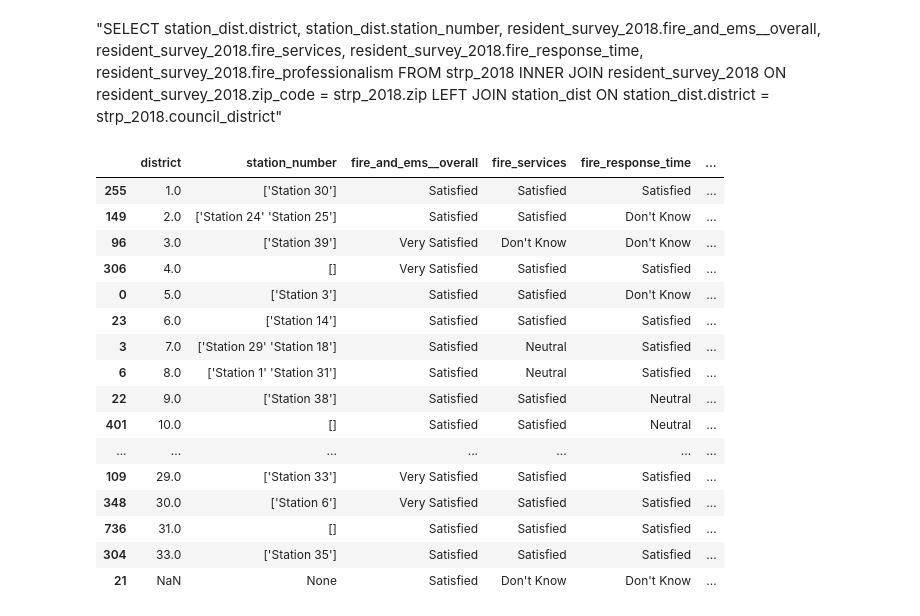
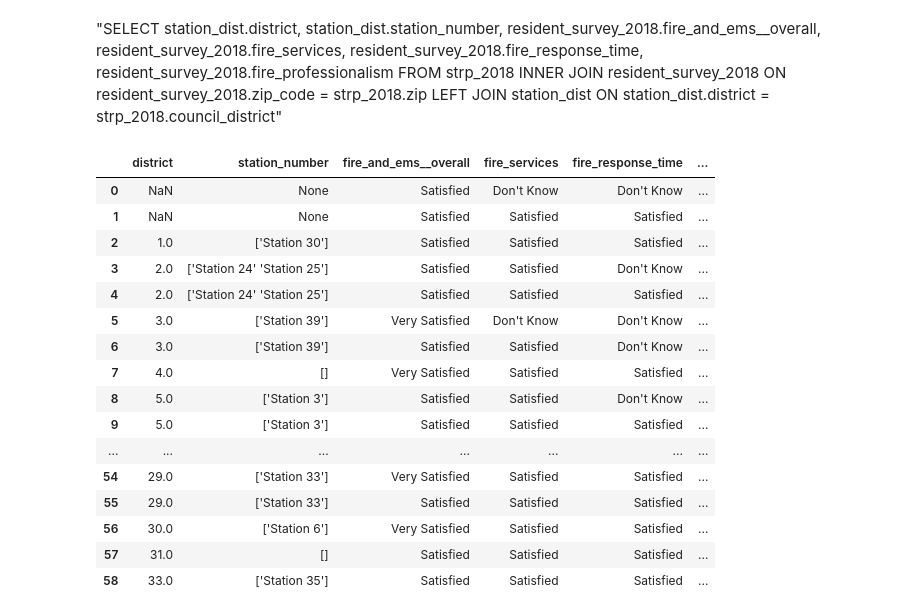
Before and after one commit to NSS-Data-Instructional-Stuff/data-analytics-jumpstart, a Jupyter notebook: da_js_dq2_testing/test_data_question.ipynb, the cells around one changed output. Saved outputs shown, nothing was run; the diff lists cells and outputs as text; code cells hidden in the pictures.

```diff
--- a/da_js_dq2_testing/test_data_question.ipynb
+++ b/da_js_dq2_testing/test_data_question.ipynb
@@ -284,29 +286,29 @@ print(tables)
 # %% [output]
 [('permits_2018',), ('resident_survey_2018',), ('station_dist',), ('strp_2018',)]
 # %%
-fire_council_survey = pd.read_sql_query("SELECT station_dist.district, station_dist.station_number, resident_survey_2018.fire_and_ems__overall, resident_survey_2018.fire_services, resident_survey_2018.fire_response_time, resident_survey_2018.fire_professionalism FROM strp_2018 INNER JOIN resident_survey_2018 ON resident_survey_2018.zip_code = strp_2018.zip LEFT JOIN station_dist ON station_dist.district = strp_2018.council_district", con)
+fire_council_survey = pd.read_sql_query("SELECT DISTINCT(station_dist.district), station_dist.station_number, resident_survey_2018.fire_and_ems__overall, resident_survey_2018.fire_services, resident_survey_2018.fire_response_time, resident_survey_2018.fire_professionalism FROM strp_2018 INNER JOIN resident_survey_2018 ON resident_survey_2018.zip_code = strp_2018.zip LEFT JOIN station_dist ON station_dist.district = strp_2018.council_district ORDER BY station_dist.district", con)
 # %% [markdown]
 "SELECT station_dist.district, station_dist.station_number, resident_survey_2018.fire_and_ems__overall, resident_survey_2018.fire_services, resident_survey_2018.fire_response_time, resident_survey_2018.fire_professionalism
 FROM strp_2018
 INNER JOIN resident_survey_2018 ON resident_survey_2018.zip_code = strp_2018.zip
 LEFT JOIN station_dist ON station_dist.district = strp_2018.council_district"
 # %%
-fire_council_survey.drop_duplicates('district').sort_values('district')
+fire_council_survey#.sort_values('district')
 # %% [output]
 |  | district | station_number | fire_and_ems__overall | fire_services | fire_response_time | ... |
-| 255 | 1.0 | ['Station 30'] | Satisfied | Satisfied | Satisfied | ... |
-| 149 | 2.0 | ['Station 24' 'Station 25'] | Satisfied | Satisfied | Don't Know | ... |
-| 96 | 3.0 | ['Station 39'] | Very Satisfied | Don't Know | Don't Know | ... |
-| 306 | 4.0 | [] | Very Satisfied | Satisfied | Satisfied | ... |
-| 0 | 5.0 | ['Station 3'] | Satisfied | Satisfied | Don't Know | ... |
-| 23 | 6.0 | ['Station 14'] | Satisfied | Satisfied | Satisfied | ... |
-| 3 | 7.0 | ['Station 29' 'Station 18'] | Satisfied | Neutral | Satisfied | ... |
-| 6 | 8.0 | ['Station 1' 'Station 31'] | Satisfied | Neutral | Satisfied | ... |
-| 22 | 9.0 | ['Station 38'] | Satisfied | Satisfied | Neutral | ... |
-| 401 | 10.0 | [] | Satisfied | Satisfied | Neutral | ... |
+| 0 | NaN | None | Satisfied | Don't Know | Don't Know | ... |
+| 1 | NaN | None | Satisfied | Satisfied | Satisfied | ... |
+| 2 | 1.0 | ['Station 30'] | Satisfied | Satisfied | Satisfied | ... |
+| 3 | 2.0 | ['Station 24' 'Station 25'] | Satisfied | Satisfied | Don't Know | ... |
+| 4 | 2.0 | ['Station 24' 'Station 25'] | Satisfied | Satisfied | Satisfied | ... |
+| 5 | 3.0 | ['Station 39'] | Very Satisfied | Don't Know | Don't Know | ... |
+| 6 | 3.0 | ['Station 39'] | Satisfied | Satisfied | Don't Know | ... |
+| 7 | 4.0 | [] | Very Satisfied | Satisfied | Satisfied | ... |
+| 8 | 5.0 | ['Station 3'] | Satisfied | Satisfied | Don't Know | ... |
+| 9 | 5.0 | ['Station 3'] | Satisfied | Satisfied | Satisfied | ... |
 | ... | ... | ... | ... | ... | ... | ... |
-| 109 | 29.0 | ['Station 33'] | Very Satisfied | Satisfied | Satisfied | ... |
-| 348 | 30.0 | ['Station 6'] | Very Satisfied | Satisfied | Satisfied | ... |
-| 736 | 31.0 | [] | Satisfied | Satisfied | Satisfied | ... |
-| 304 | 33.0 | ['Station 35'] | Satisfied | Satisfied | Satisfied | ... |
-| 21 | NaN | None | Satisfied | Don't Know | Don't Know | ... |
+| 54 | 29.0 | ['Station 33'] | Very Satisfied | Satisfied | Satisfied | ... |
+| 55 | 29.0 | ['Station 33'] | Satisfied | Satisfied | Satisfied | ... |
+| 56 | 30.0 | ['Station 6'] | Very Satisfied | Satisfied | Satisfied | ... |
+| 57 | 31.0 | [] | Satisfied | Satisfied | Satisfied | ... |
+| 58 | 33.0 | ['Station 35'] | Satisfied | Satisfied | Satisfied | ... |
```
Also changed, not shown: parts of 42 cells of this notebook.
